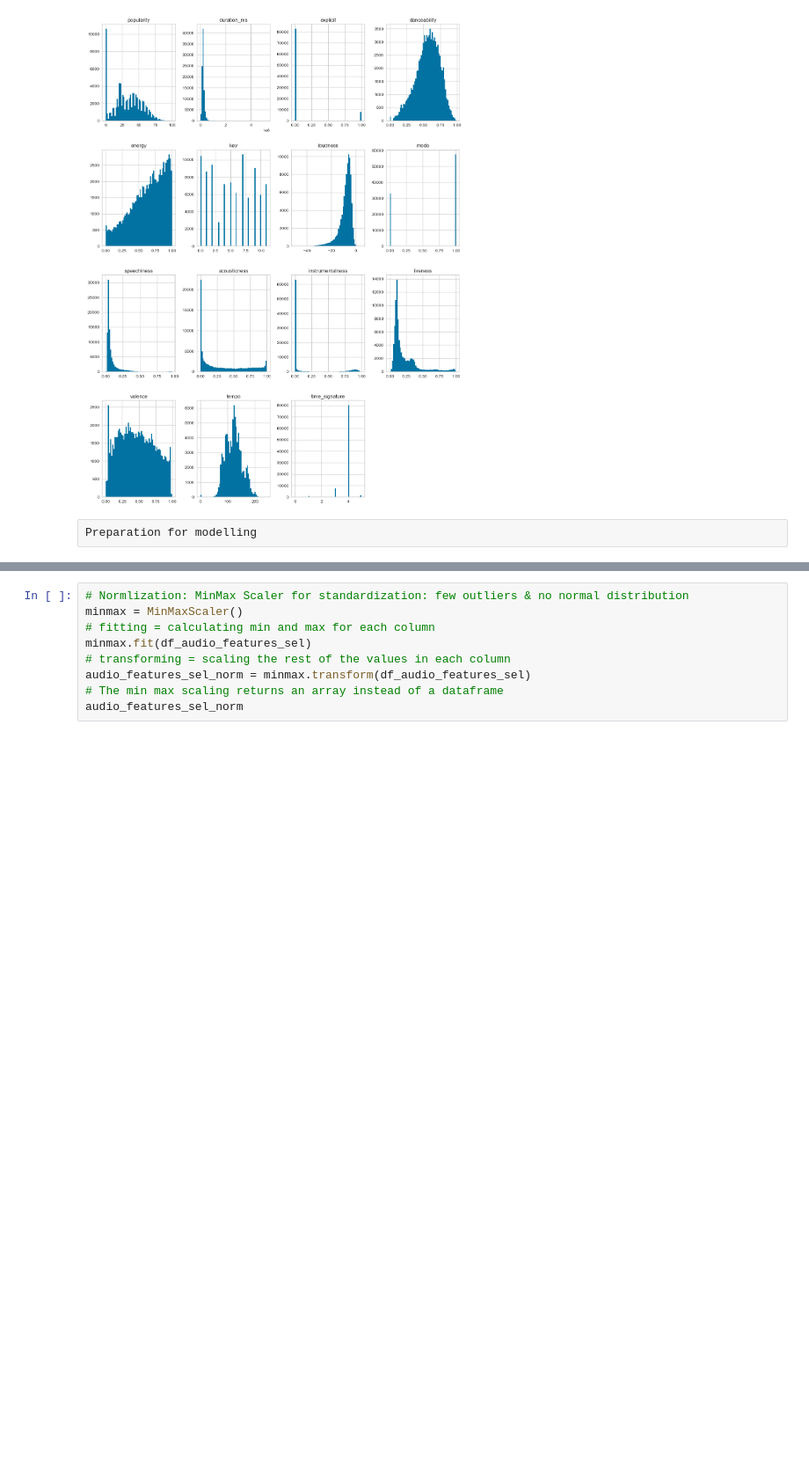
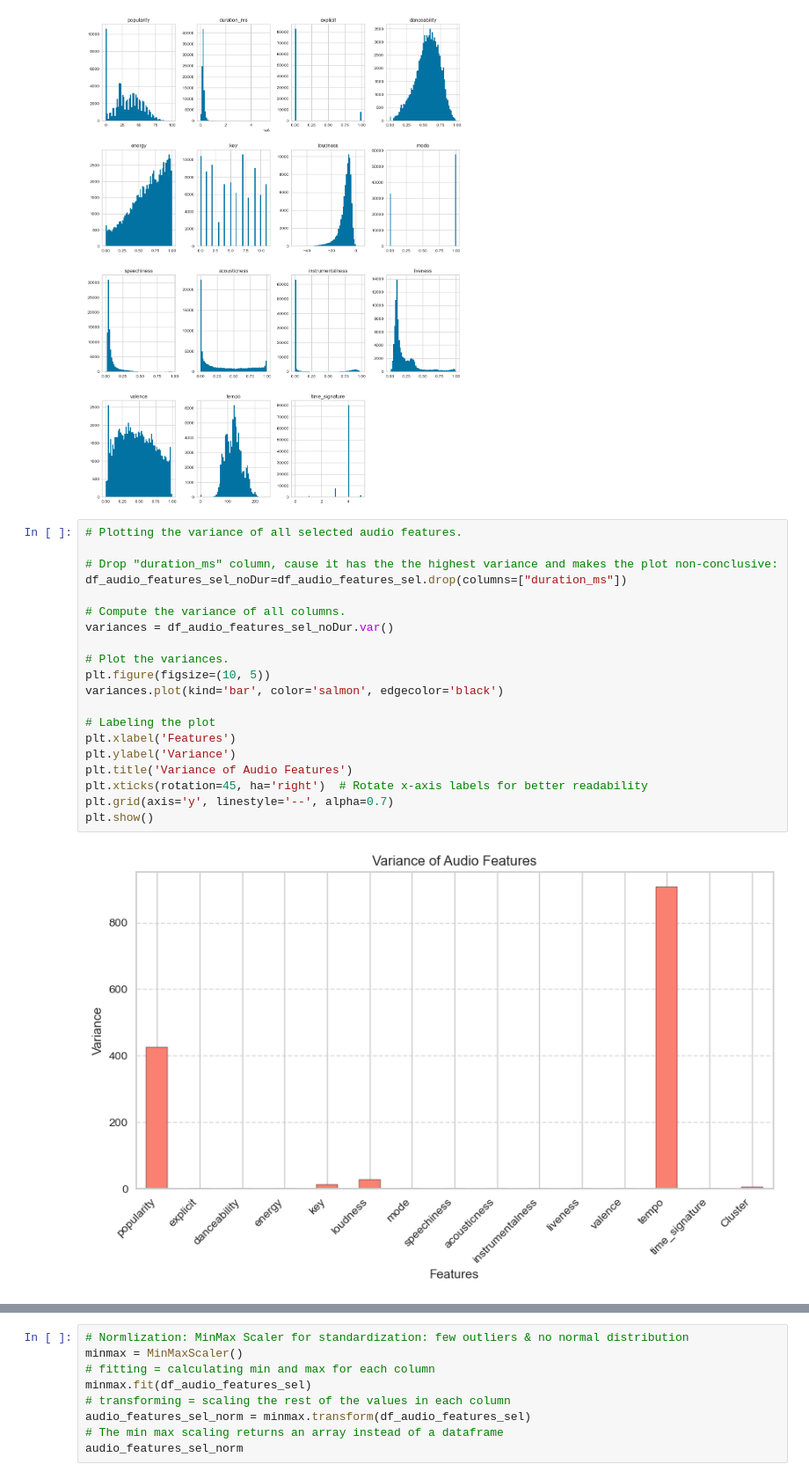
Before and after one commit to TimoLischke/Gnod_Timo, a Jupyter notebook: notebooks/modelling.ipynb, the cells around one changed output, grey strips where cells are left out. Shown at 88% size. Drawn from its saved outputs; the diff is of its cells as text; blank space fills up the shorter version.

```diff
--- a/notebooks/modelling.ipynb
+++ b/notebooks/modelling.ipynb
@@ -167,5 +167,25 @@ df_audio_features_sel.hist(figsize=(15, 20), bins=60, xlabelsize=10, ylabelsize=
 plt.show()
 # %% [output]
 [figure]
-# %% [raw]
-Preparation for modelling
+# %%
+# Plotting the variance of all selected audio features.
+
+# Drop "duration_ms" column, cause it has the the highest variance and makes the plot non-conclusive:
+df_audio_features_sel_noDur=df_audio_features_sel.drop(columns=["duration_ms"])
+
+# Compute the variance of all columns.
+variances = df_audio_features_sel_noDur.var()
+
+# Plot the variances.
+plt.figure(figsize=(10, 5))
+variances.plot(kind='bar', color='salmon', edgecolor='black')
+
+# Labeling the plot
+plt.xlabel('Features')
+plt.ylabel('Variance')
+plt.title('Variance of Audio Features')
+plt.xticks(rotation=45, ha='right')  # Rotate x-axis labels for better readability
+plt.grid(axis='y', linestyle='--', alpha=0.7)
+plt.show()
+# %% [output]
+[figure, added]
```
Also changed, not shown: parts of 44 cells of this notebook, 1 other file.
